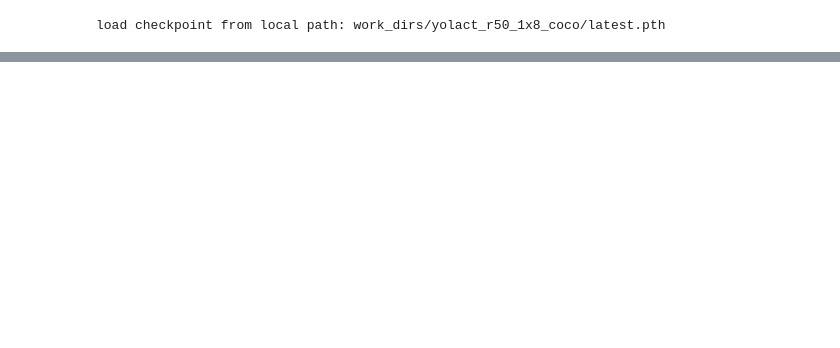
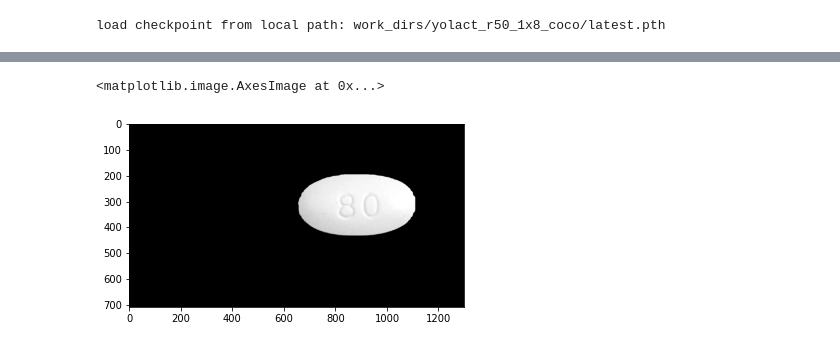
Before and after one commit to boostcampaitech3/final-project-level3-cv-16, a Jupyter notebook: mmdetection/inference.ipynb, the cells around one changed output, grey strips where cells are left out. Cells and saved outputs as stored; diff of their text form; code cells hidden in the pictures; blank space fills up the shorter version.

```diff
--- a/mmdetection/inference.ipynb
+++ b/mmdetection/inference.ipynb
@@ -27,0 +44,5 @@ show_result_pyplot(model, img, results)
+# %%
+plt.imshow(seg[0][1][:,:,np.newaxis]*image)
+# %% [output]
+<matplotlib.image.AxesImage at 0x...>
+[figure, added]
```
Also changed, not shown: parts of 8 cells of this notebook.
